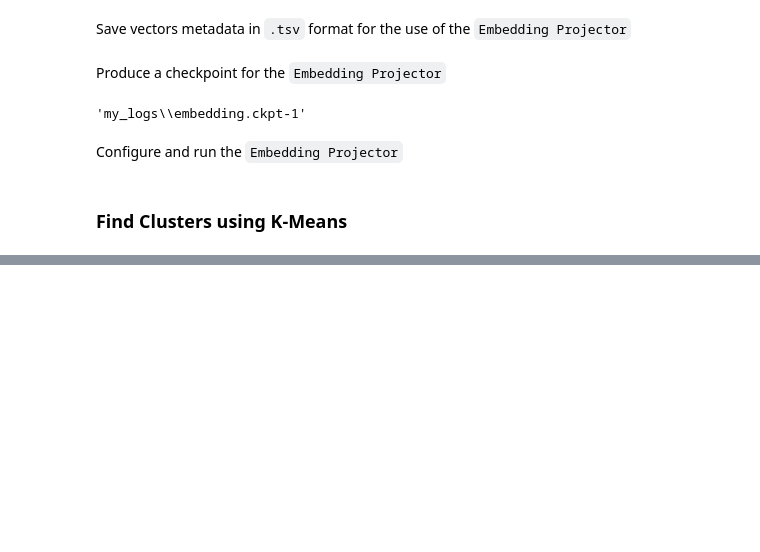
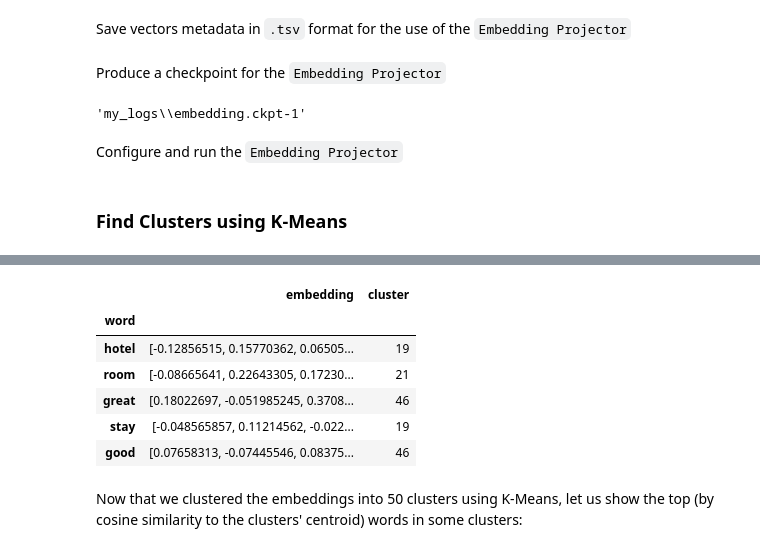
Before and after one commit to mishana/orly_w2v, a Jupyter notebook: word2vec.ipynb, the cells around one changed output, grey strips where cells are left out. Cells and saved outputs as stored; diff of their text form; code cells hidden in the pictures; blank space fills up the shorter version.

Commit message:
K-Means is DONE!

```diff
--- a/word2vec.ipynb
+++ b/word2vec.ipynb
@@ -463,0 +458,11 @@ projector.visualize_embeddings(logs_path, config)
+# %%
+from sklearn.metrics.pairwise import cosine_similarity
+import pyarrow.parquet as pq
+import pandas as pd
+import numpy as np
+
+embeddings_path='word2vec_embeddings.parquet'
+word_vectors_table = pq.read_table(embeddings_path).to_pandas()
+
+weights = np.asarray(list(word_vectors_table.embedding.values))
+weights.shape
@@ -463,0 +473,17 @@ projector.visualize_embeddings(logs_path, config)
+# %%
+from sklearn.cluster import MiniBatchKMeans
+from sklearn.metrics import silhouette_score
+
+# number of clusters
+k = 50
+kmeans = MiniBatchKMeans(n_clusters=k, random_state=42, batch_size=2048)
+y_pred = kmeans.fit_predict(weights)
+
+# bath refer to the same object
+print(f'The assigned labels : {kmeans.labels_} which is the same as y_pred')
+print(f'First three points labels {y_pred[:3]}')
+print(f'Silhouette Score is: {silhouette_score(weights, kmeans.labels_)}')
+
+print(f'The {len(kmeans.cluster_centers_)} centroids')
+print('\n'.join([f'group {idx} centroid: {c}' for idx, c in enumerate(kmeans.cluster_centers_)]))
+print(f'objective (cost) : {kmeans.inertia_}')
@@ -463,0 +508,13 @@ projector.visualize_embeddings(logs_path, config)
+# %%
+word_vectors_table['cluster'] = y_pred
+word_vectors_table.head()
+# %% [output]
+|  | embedding | cluster |
+| word |  |  |
+| hotel | [-0.12856515, 0.15770362, 0.06505... | 19 |
+| room | [-0.08665641, 0.22643305, 0.17230... | 21 |
+| great | [0.18022697, -0.051985245, 0.3708... | 46 |
+| stay | [-0.048565857, 0.11214562, -0.022... | 19 |
+| good | [0.07658313, -0.07445546, 0.08375... | 46 |
+# %% [markdown]
+Now that we clustered the embeddings into 50 clusters using K-Means, let us show the top (by cosine similarity to the clusters' centroid) words in some clusters:
```
Also changed, not shown: parts of 14 cells of this notebook.
